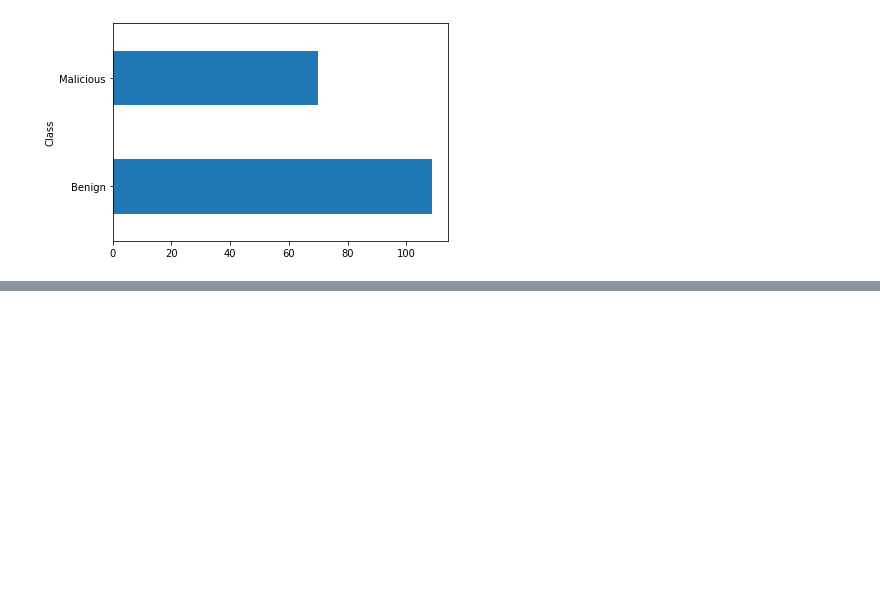
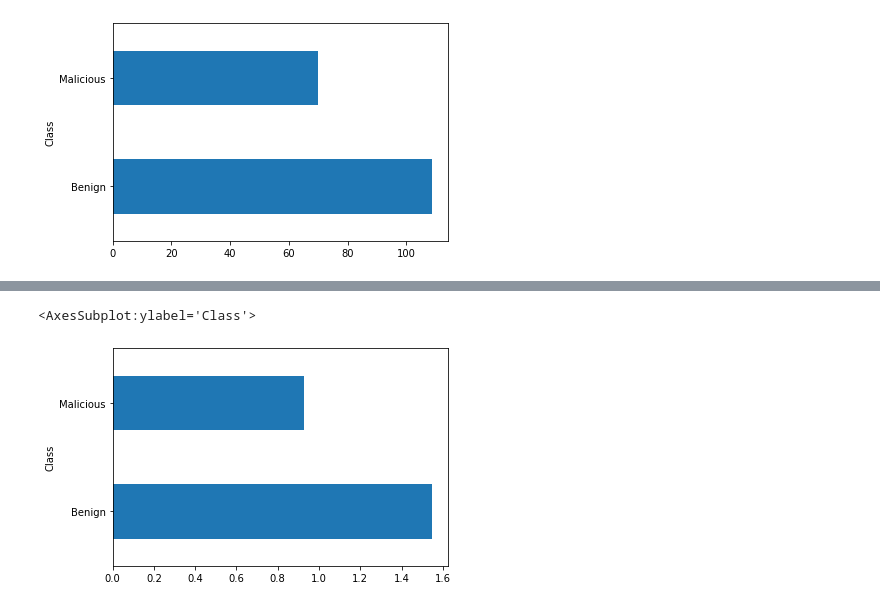
Before and after one commit to arya3364/CyberSecurityAnalysis, a Jupyter notebook: pdf-attacks.ipynb, the cells around one changed output, grey strips where cells are left out. Saved outputs shown, nothing was run; the diff lists cells and outputs as text; code cells hidden in the pictures; blank space fills up the shorter version.

```diff
--- a/pdf-attacks.ipynb
+++ b/pdf-attacks.ipynb
@@ -52,0 +55,5 @@ data.groupby('Class').pdfsize.median().plot.barh()
+# %%
+data.groupby('Class').trailer.mean().plot.barh()
+# %% [output]
+<AxesSubplot:ylabel='Class'>
+[figure, added]
```
Also changed, not shown: parts of 8 cells of this notebook.
